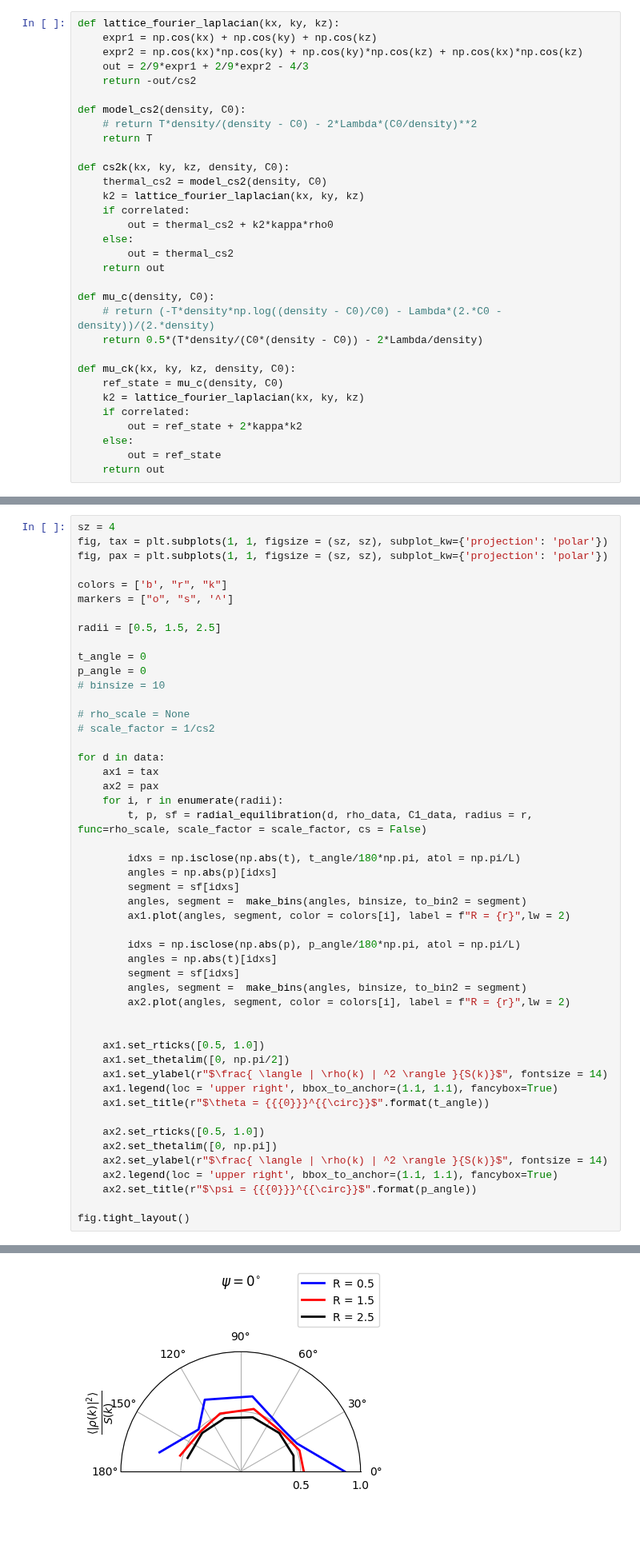
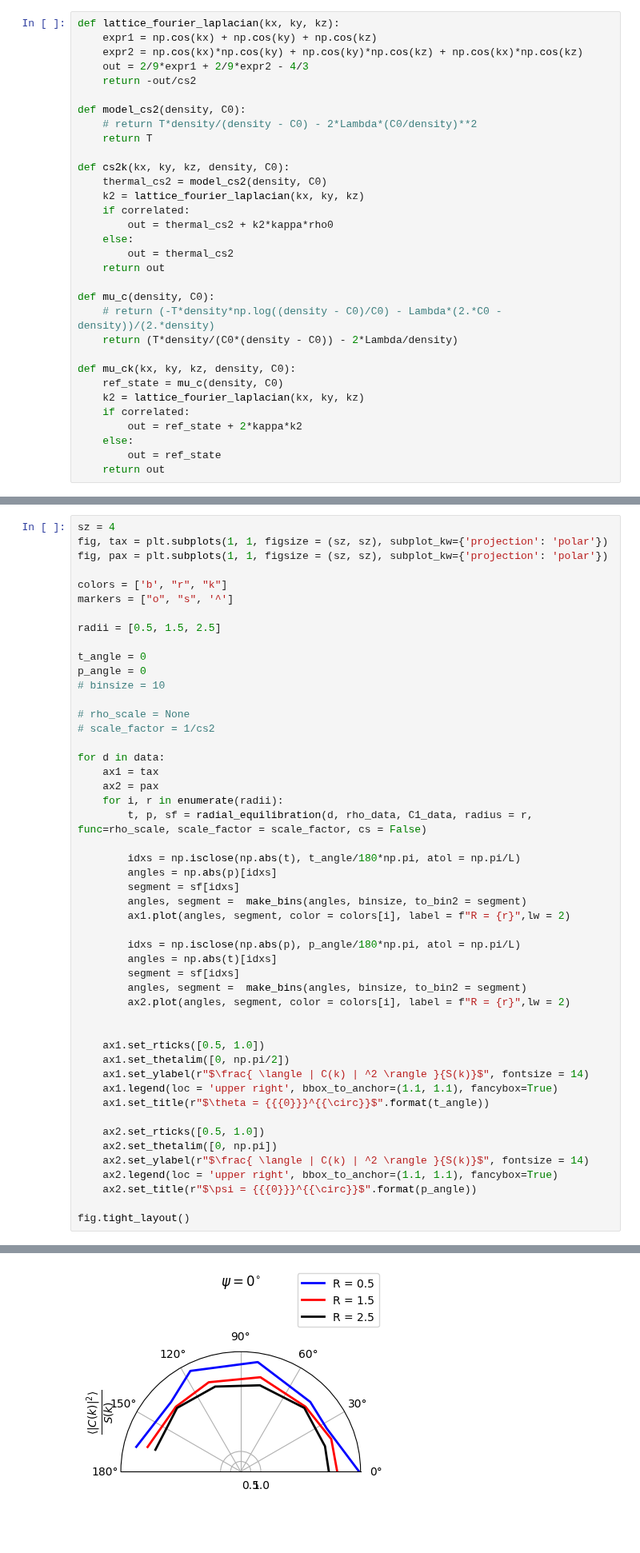
Before and after one commit to uschille/LBMeX, a Jupyter notebook: src_lbm/binary/analysis.ipynb, the cells around one changed output, grey strips where cells are left out. Shown at 80% size. Drawn from its saved outputs; the diff is of its cells as text.

```diff
--- a/src_lbm/binary/analysis.ipynb
+++ b/src_lbm/binary/analysis.ipynb
@@ -163,7 +163,7 @@ def cs2k(kx, ky, kz, density, C0):
 
 def mu_c(density, C0):
     # return (-T*density*np.log((density - C0)/C0) - Lambda*(2.*C0 - density))/(2.*density)
-    return 0.5*(T*density/(C0*(density - C0)) - 2*Lambda/density)
+    return (T*density/(C0*(density - C0)) - 2*Lambda/density)
 
 def mu_ck(kx, ky, kz, density, C0):
     ref_state = mu_c(density, C0)
@@ -472,13 +472,13 @@ for d in data:
 
     ax1.set_rticks([0.5, 1.0])
     ax1.set_thetalim([0, np.pi/2])
-    ax1.set_ylabel(r"$\frac{ \langle | \rho(k) | ^2 \rangle }{S(k)}$", fontsize = 14)
+    ax1.set_ylabel(r"$\frac{ \langle | C(k) | ^2 \rangle }{S(k)}$", fontsize = 14)
     ax1.legend(loc = 'upper right', bbox_to_anchor=(1.1, 1.1), fancybox=True)
     ax1.set_title(r"$\theta = {{{0}}}^{{\circ}}$".format(t_angle))
 
     ax2.set_rticks([0.5, 1.0])
     ax2.set_thetalim([0, np.pi])
-    ax2.set_ylabel(r"$\frac{ \langle | \rho(k) | ^2 \rangle }{S(k)}$", fontsize = 14)
+    ax2.set_ylabel(r"$\frac{ \langle | C(k) | ^2 \rangle }{S(k)}$", fontsize = 14)
     ax2.legend(loc = 'upper right', bbox_to_anchor=(1.1, 1.1), fancybox=True)
     ax2.set_title(r"$\psi = {{{0}}}^{{\circ}}$".format(p_angle))
 
@@ -488,4 +488,4 @@ fig.tight_layout()
-[figure, old version]
+[figure, new version]
 # %% [markdown]
 ### Velocities
 # %%
```
Also changed, not shown: parts of 8 cells of this notebook, 4 other files.
